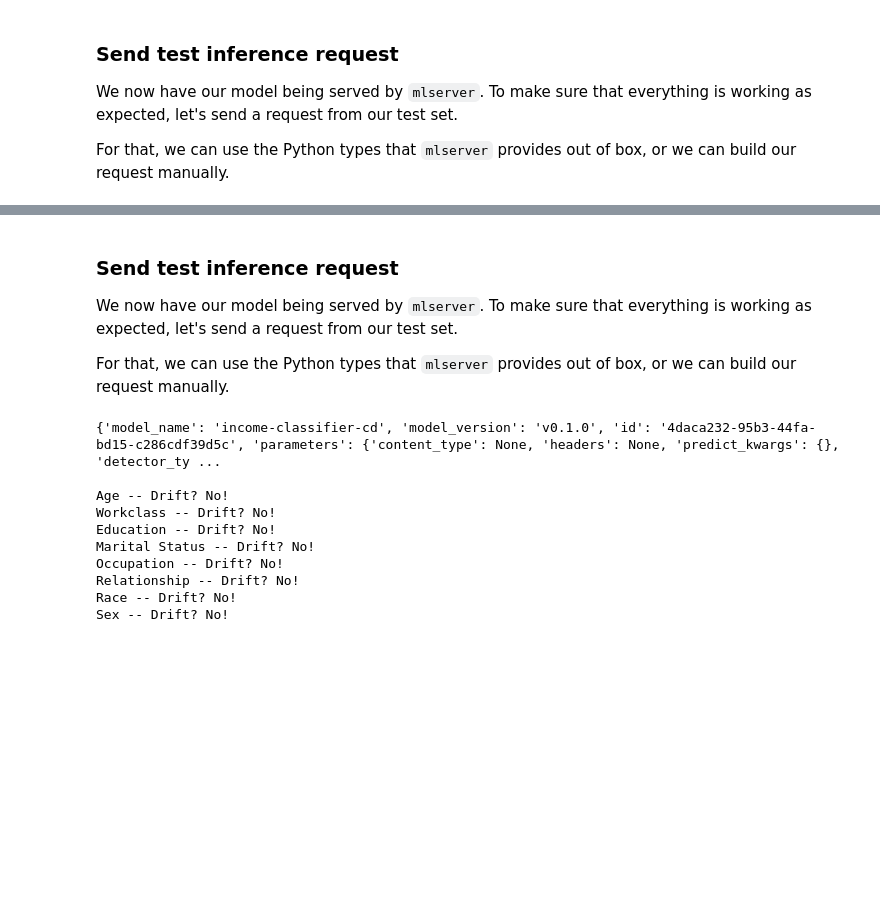
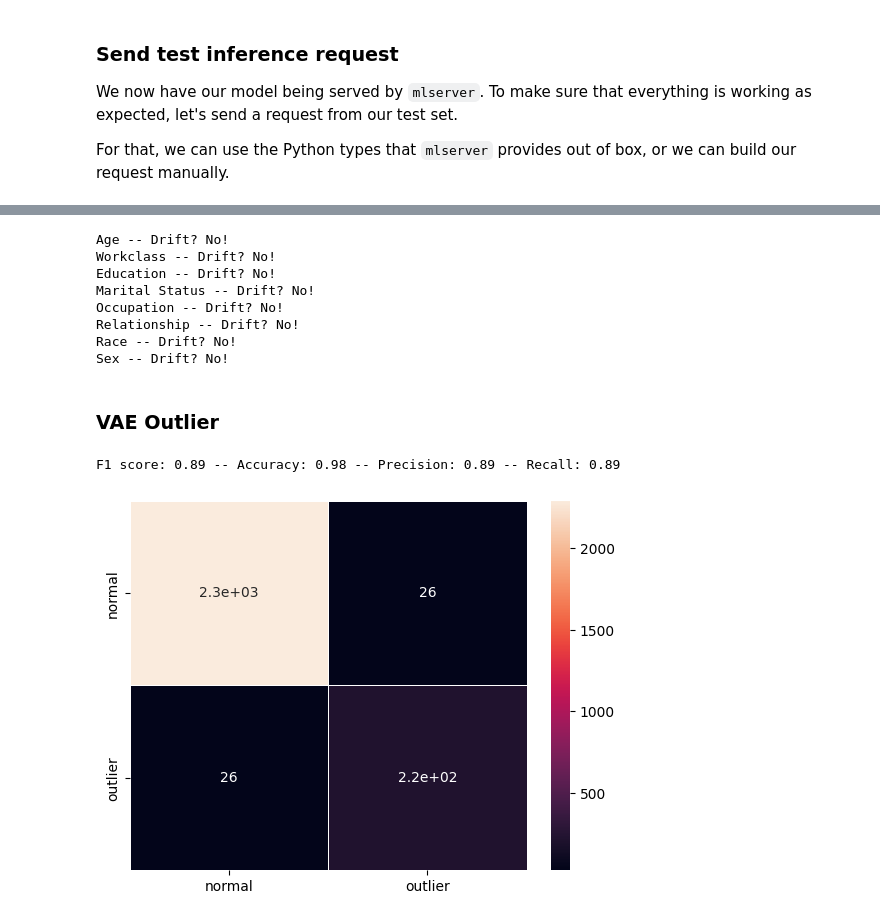
Before and after one commit to SeldonIO/MLServer, a Jupyter notebook: docs/examples/alibi-detect/README.ipynb, the cells around one changed output, grey strips where cells are left out. Drawn from its saved outputs; the diff is of its cells as text; code cells hidden in the pictures; blank space fills up the shorter version.

```diff
--- a/docs/examples/alibi-detect/README.ipynb
+++ b/docs/examples/alibi-detect/README.ipynb
@@ -145,7 +396,7 @@ inference_request = {
     }
 }
 
-endpoint = "http://localhost:8080/v2/models/income-classifier-cd/versions/v0.1.0/infer"
+endpoint = "http://localhost:8080/v2/models/income-tabular-drift/versions/v0.1.0/infer"
 response = requests.post(endpoint, json=inference_request)
 # %%
 import json
@@ -250,10 +426,3 @@ Since this command will start the server and block the terminal, waiting for req
-# %% [markdown]
-### Send test inference request
-
-We now have our model being served by `mlserver`.
-To make sure that everything is working as expected, let's send a request from our test set.
-
-For that, we can use the Python types that `mlserver` provides out of box, or we can build our request manually.
 # %%
 import requests
 
@@ -273,22 +442,19 @@ inference_request = {
     }
 }
 
-endpoint = "http://localhost:8080/v2/models/income-classifier-cd/versions/v0.1.0/infer"
+endpoint = "http://localhost:8080/v2/models/income-chi2-drift/versions/v0.1.0/infer"
 response = requests.post(endpoint, json=inference_request)
 # %%
 import json
 response_dict = json.loads(response.text)
-print(response_dict,"\n")
 
 labels = ['No!', 'Yes!']
-for f in range(cd.n_features):
+for f in range(cd_chi2.n_features):
     stat = 'Chi2' if f in list(categories_per_feature.keys()) else 'K-S'
     fname = feature_names[f]
     is_drift = response_dict['outputs'][0]['data'][f]
     print(f'{fname} -- Drift? {labels[is_drift]}')
 # %% [output]
-{'model_name': 'income-classifier-cd', 'model_version': 'v0.1.0', 'id': '4daca232-95b3-44fa-bd15-c286cdf39d5c', 'parameters': {'content_type': None, 'headers': None, 'predict_kwargs': {}, 'detector_ty ...
-
 Age -- Drift? No!
 Workclass -- Drift? No!
 Education -- Drift? No!
@@ -297,3 +463,44 @@ Occupation -- Drift? No!
 Relationship -- Drift? No!
 Race -- Drift? No!
 Sex -- Drift? No!
+# %% [markdown]
+### VAE Outlier
+# %%
+import requests
+
+inference_request = {
+    "inputs": [
+        {
+            "name": "predict",
+            "shape": X_outlier.shape,
+            "datatype": "FP32",
+            "data": X_outlier.tolist(),
+        }
+    ],
+    "parameters":{
+        "predict_kwargs":{
+            "outlier_type":"instance"
+        }
+    }
+}
+
+endpoint = "http://localhost:8080/v2/models/income-vae-outlier/versions/v0.1.0/infer"
+response = requests.post(endpoint, json=inference_request)
+# %%
+import json
+response_dict = json.loads(response.text)
+
+labels = data.target_names
+y_pred = response_dict['outputs'][2]['data']
+f1 = f1_score(y_outlier, y_pred)
+acc = accuracy_score(y_outlier, y_pred)
+prec = precision_score(y_outlier, y_pred)
+rec = recall_score(y_outlier, y_pred)
+print('F1 score: {:.2f} -- Accuracy: {:.2f} -- Precision: {:.2f} -- Recall: {:.2f}'.format(f1, acc, prec, rec))
+cm = confusion_matrix(y_outlier, y_pred)
+df_cm = pd.DataFrame(cm, index=labels, columns=labels)
+sns.heatmap(df_cm, annot=True, cbar=True, linewidths=.5)
+plt.show()
+# %% [output]
+F1 score: 0.89 -- Accuracy: 0.98 -- Precision: 0.89 -- Recall: 0.89
+[figure, added]
```
Also changed, not shown: parts of 41 cells of this notebook, 5 other files.
